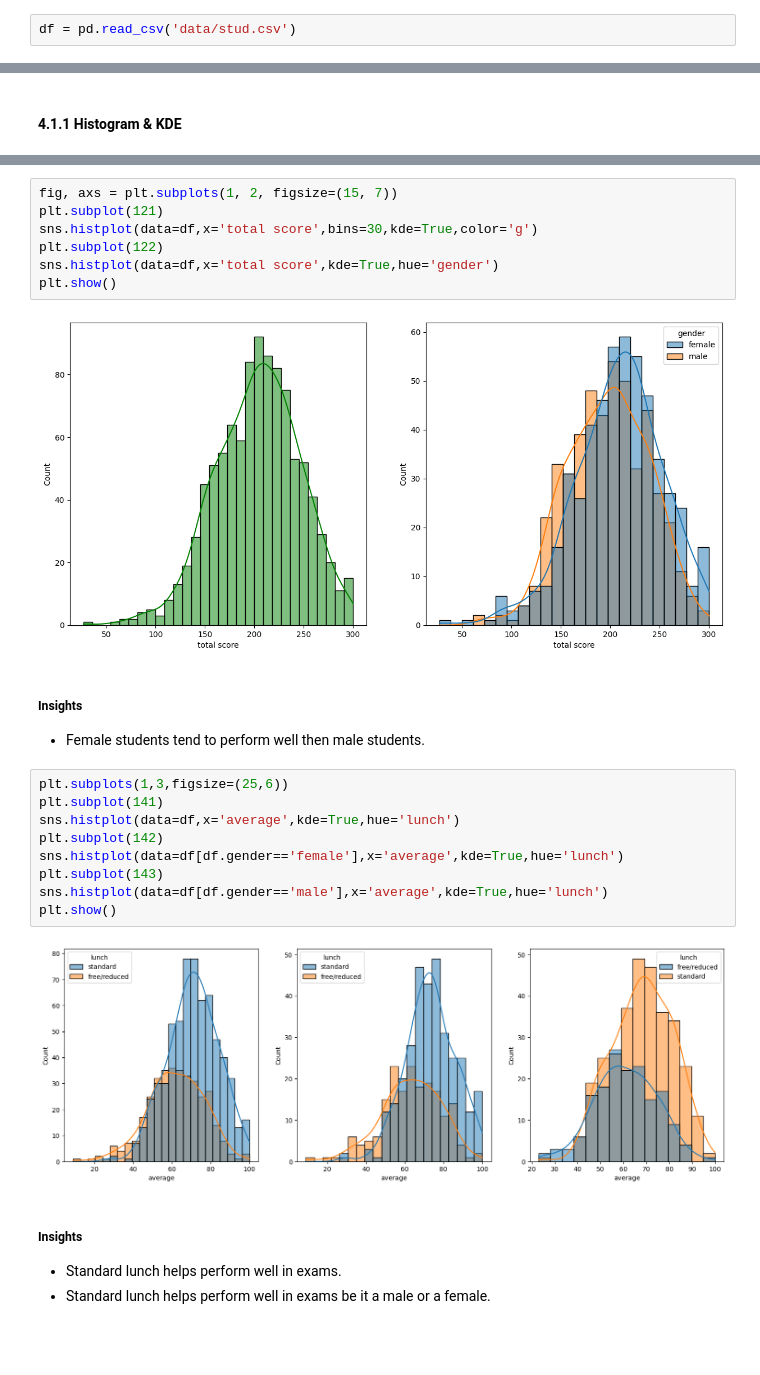
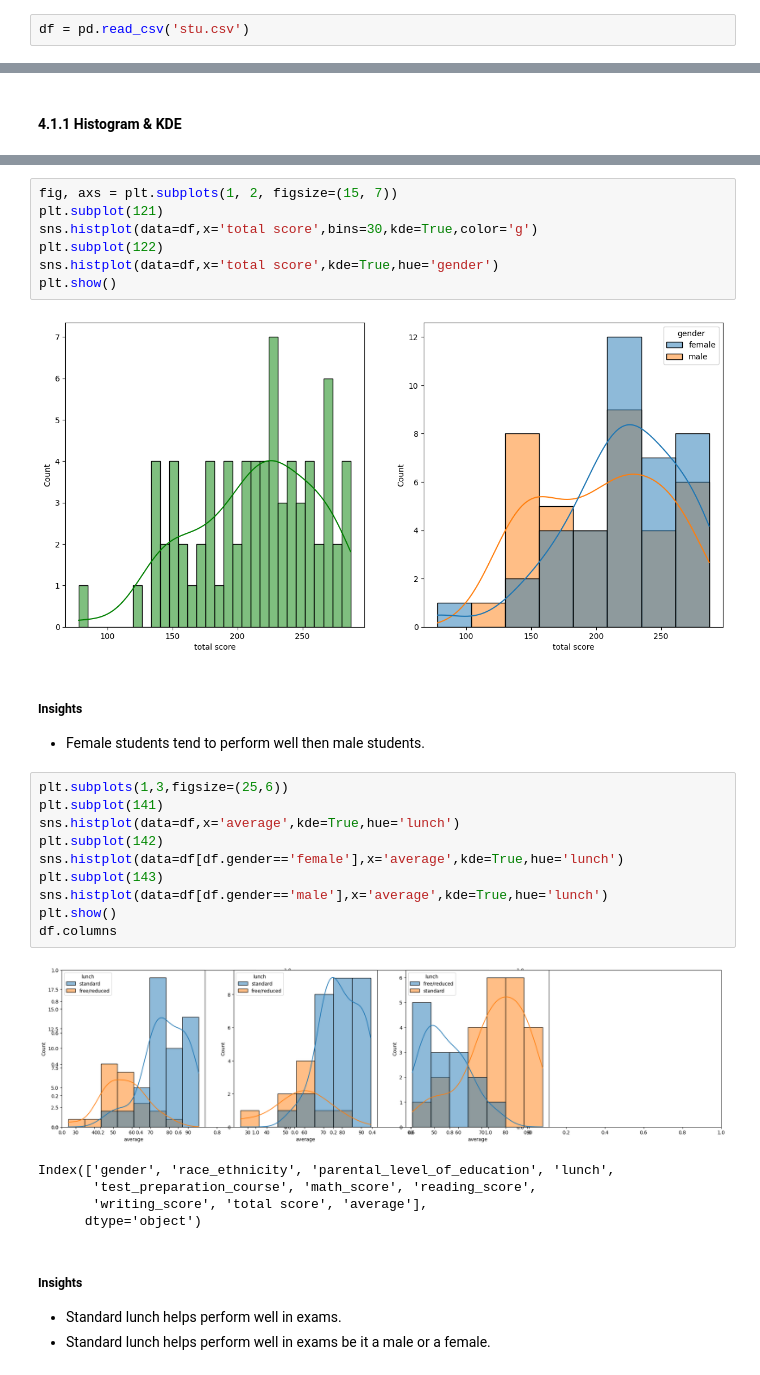
Before and after one commit to InfiniteLearn2268/Machine-Learning-Project, a Jupyter notebook: notebook/1 . EDA STUDENT PERFORMANCE .ipynb, the cells around one changed output, grey strips where cells are left out. Cells and saved outputs as stored; diff of their text form; blank space fills up the shorter version.

```diff
--- a/notebook/1 . EDA STUDENT PERFORMANCE .ipynb
+++ b/notebook/1 . EDA STUDENT PERFORMANCE .ipynb
@@ -32,4 +32,4 @@ warnings.filterwarnings('ignore')
 # %% [markdown]
 #### Import the CSV Data as Pandas DataFrame
 # %%
-df = pd.read_csv('data/stud.csv')
+df = pd.read_csv('stu.csv')
@@ -266,21 +264,26 @@ plt.subplot(122)
 sns.histplot(data=df,x='total score',kde=True,hue='gender')
 plt.show()
 # %% [output]
-[figure, old version]
+[figure, new version]
 # %% [markdown]
 #####  Insights
 - Female students tend to perform well then male students.
 # %%
 plt.subplots(1,3,figsize=(25,6))
 plt.subplot(141)
 sns.histplot(data=df,x='average',kde=True,hue='lunch')
 plt.subplot(142)
 sns.histplot(data=df[df.gender=='female'],x='average',kde=True,hue='lunch')
 plt.subplot(143)
 sns.histplot(data=df[df.gender=='male'],x='average',kde=True,hue='lunch')
 plt.show()
+df.columns
 # %% [output]
-[figure, old version]
+[figure, new version]
+Index(['gender', 'race_ethnicity', 'parental_level_of_education', 'lunch',
+       'test_preparation_course', 'math_score', 'reading_score',
+       'writing_score', 'total score', 'average'],
+      dtype='object')
 # %% [markdown]
 #####  Insights
 - Standard lunch helps perform well in exams.
```
Also changed, not shown: parts of 19 cells of this notebook, 7 other files.
